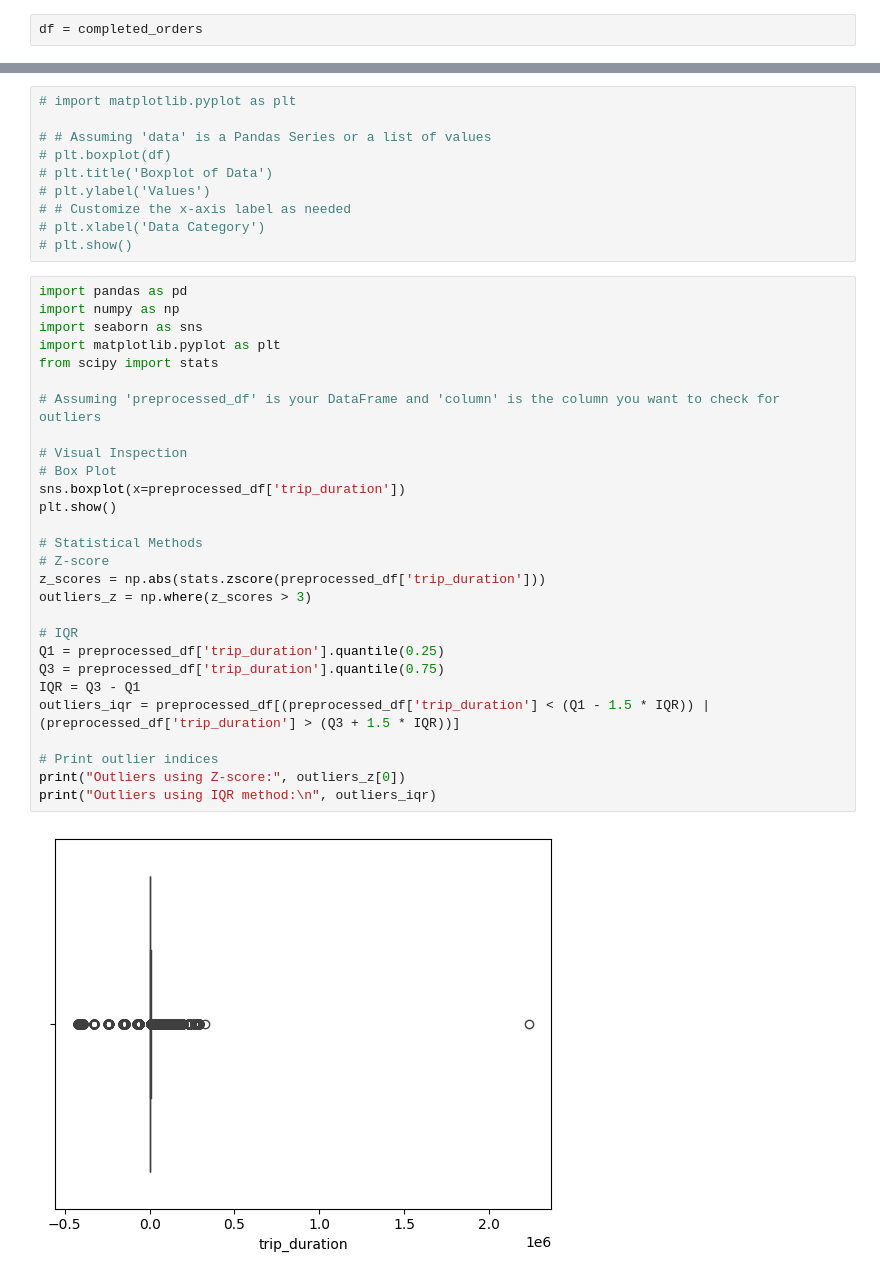
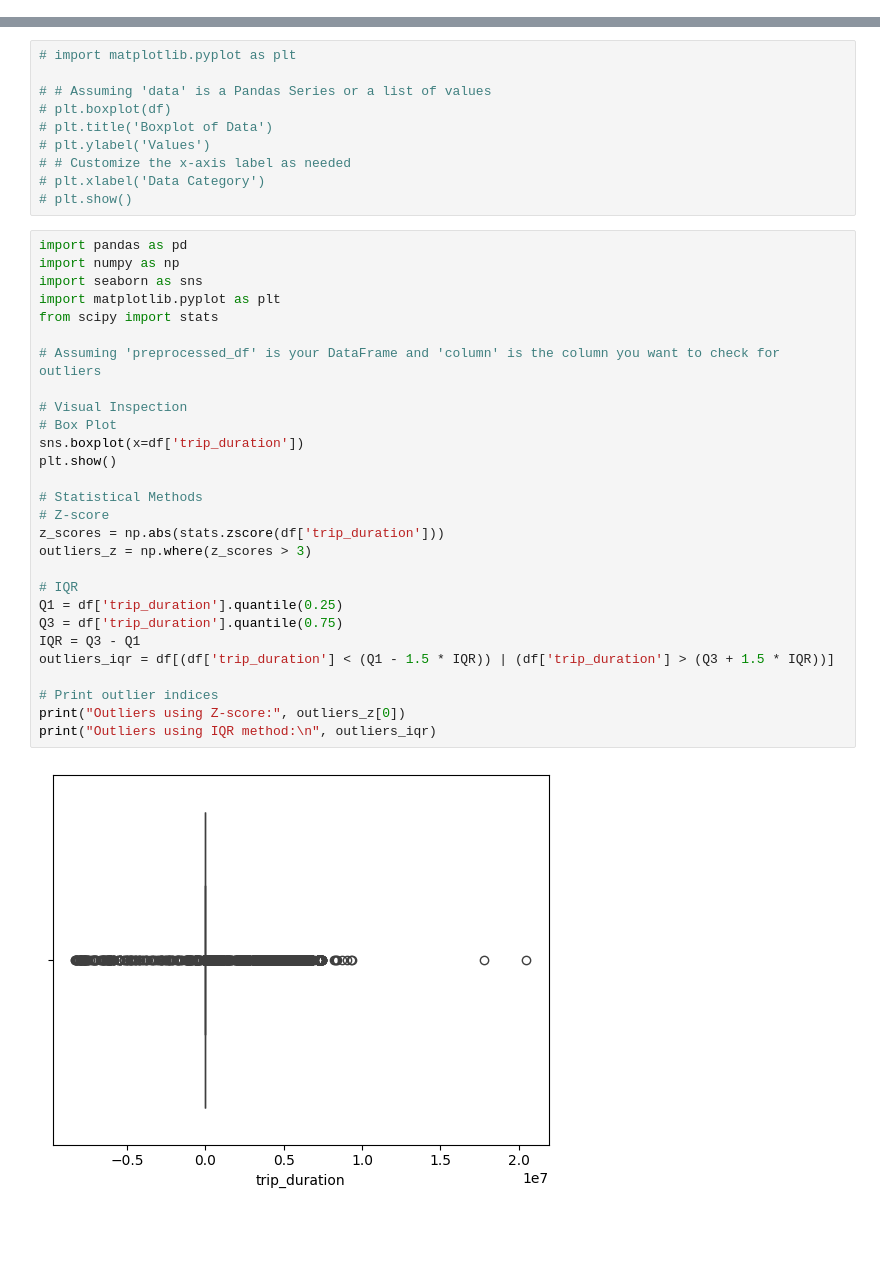
Before and after one commit to hillaryke/Causal-Inference-Delivery-Logistic-Location-Optimization, a Jupyter notebook: notebooks/EDA/EDA.ipynb, the cells around one changed output, grey strips where cells are left out. Drawn from its saved outputs; the diff is of its cells as text; blank space fills up the shorter version.

```diff
--- a/notebooks/EDA/EDA.ipynb
+++ b/notebooks/EDA/EDA.ipynb
@@ -224,2 +247,0 @@ Name: is_holiday, dtype: int64
-# %%
-df = completed_orders
@@ -281,30 +282,30 @@ dtype: int64
 # %%
 import pandas as pd
 import numpy as np
 import seaborn as sns
 import matplotlib.pyplot as plt
 from scipy import stats
 
 # Assuming 'preprocessed_df' is your DataFrame and 'column' is the column you want to check for outliers
 
 # Visual Inspection
 # Box Plot
-sns.boxplot(x=preprocessed_df['trip_duration'])
+sns.boxplot(x=df['trip_duration'])
 plt.show()
 
 # Statistical Methods
 # Z-score
-z_scores = np.abs(stats.zscore(preprocessed_df['trip_duration']))
+z_scores = np.abs(stats.zscore(df['trip_duration']))
 outliers_z = np.where(z_scores > 3)
 
 # IQR
-Q1 = preprocessed_df['trip_duration'].quantile(0.25)
-Q3 = preprocessed_df['trip_duration'].quantile(0.75)
+Q1 = df['trip_duration'].quantile(0.25)
+Q3 = df['trip_duration'].quantile(0.75)
 IQR = Q3 - Q1
-outliers_iqr = preprocessed_df[(preprocessed_df['trip_duration'] < (Q1 - 1.5 * IQR)) | (preprocessed_df['trip_duration'] > (Q3 + 1.5 * IQR))]
+outliers_iqr = df[(df['trip_duration'] < (Q1 - 1.5 * IQR)) | (df['trip_duration'] > (Q3 + 1.5 * IQR))]
 
 # Print outlier indices
 print("Outliers using Z-score:", outliers_z[0])
 print("Outliers using IQR method:\n", outliers_iqr)
 # %% [output]
-[figure, old version]
+[figure, new version]
```
Also changed, not shown: parts of 42 cells of this notebook.
